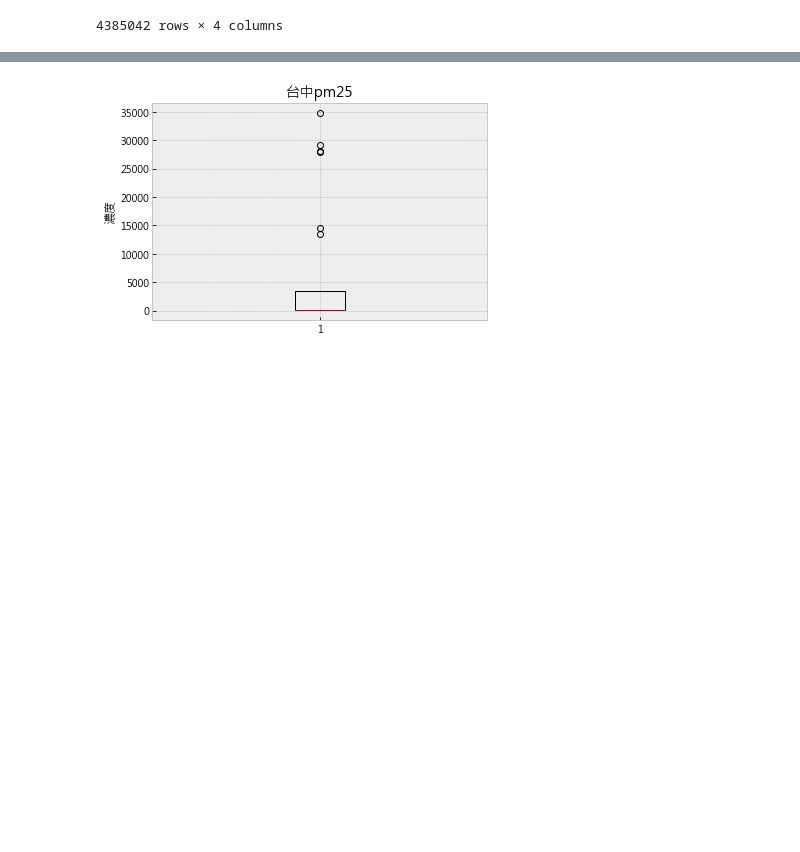
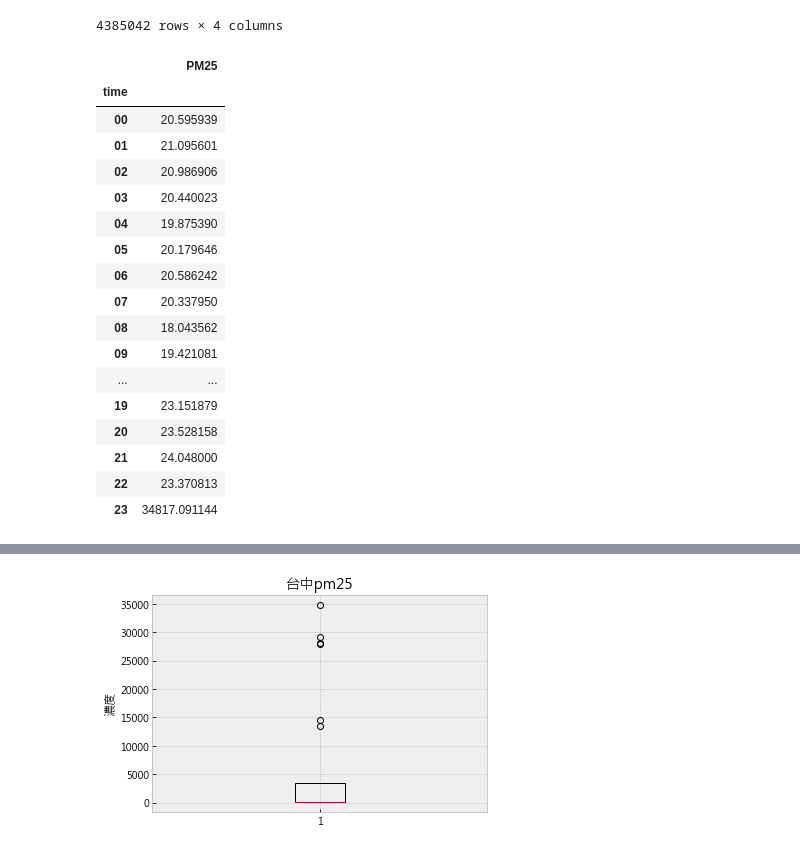
Before and after one commit to 0xdeceiverAngel/data-science-hw, a Jupyter notebook: Homework #3 .ipynb, the cells around one changed output, grey strips where cells are left out. Saved outputs shown, nothing was run; the diff lists cells and outputs as text; code cells hidden in the pictures; blank space fills up the shorter version.

```diff
--- a/Homework #3 .ipynb
+++ b/Homework #3 .ipynb
@@ -57,5 +57,25 @@ taipei_df['time']=(taipei_df['timestamp'].str.split(':',expand=True)[0]).str.spl
 # %%
 avg_taichung_df=taichung_df.groupby("time").mean()
+avg_taichung_df
+# %% [output]
+|  | PM25 |
+| time |  |
+| 00 | 20.595939 |
+| 01 | 21.095601 |
+| 02 | 20.986906 |
+| 03 | 20.440023 |
+| 04 | 19.875390 |
+| 05 | 20.179646 |
+| 06 | 20.586242 |
+| 07 | 20.337950 |
+| 08 | 18.043562 |
+| 09 | 19.421081 |
+| ... | ... |
+| 19 | 23.151879 |
+| 20 | 23.528158 |
+| 21 | 24.048000 |
+| 22 | 23.370813 |
+| 23 | 34817.091144 |
 # %%
 # avg_kaohsiung_df=kaohsiung_df.groupby("time").mean()
 # %%
```
Also changed, not shown: parts of 5 cells of this notebook.
